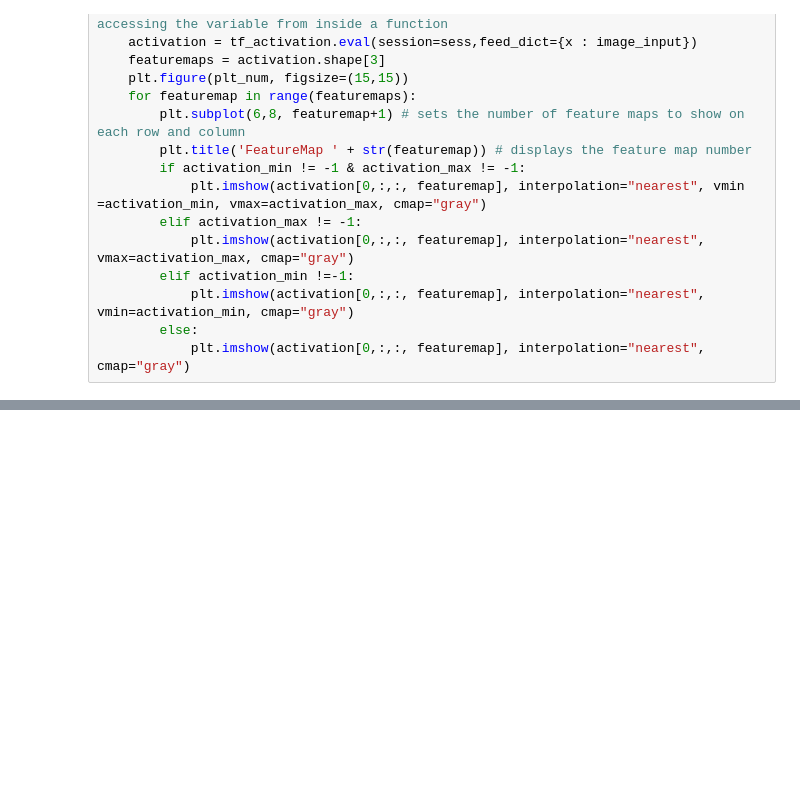
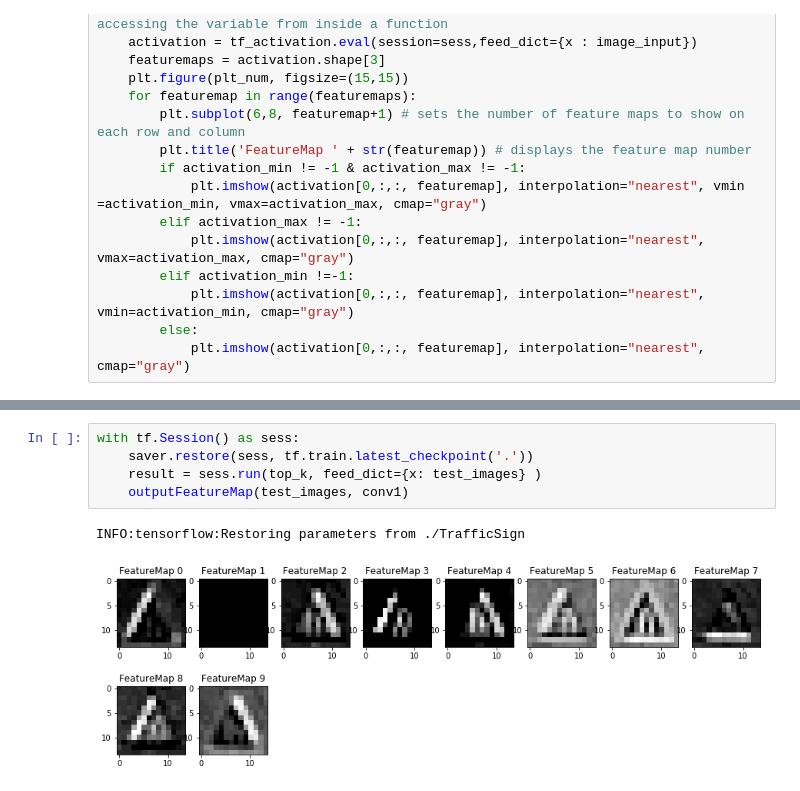
Before and after one commit to kuniyasu/udacity_homework2, a Jupyter notebook: Traffic_Sign_Classifier.ipynb, the cells around one changed output, grey strips where cells are left out. Drawn from its saved outputs; the diff is of its cells as text; blank space fills up the shorter version.

```diff
--- a/Traffic_Sign_Classifier.ipynb
+++ b/Traffic_Sign_Classifier.ipynb
@@ -558,0 +548,8 @@ def outputFeatureMap(image_input, tf_activation, activation_min=-1, activation_m
+# %%
+with tf.Session() as sess:
+    saver.restore(sess, tf.train.latest_checkpoint('.'))
+    result = sess.run(top_k, feed_dict={x: test_images} )
+    outputFeatureMap(test_images, conv1)
+# %% [output]
+INFO:tensorflow:Restoring parameters from ./TrafficSign
+[figure, added]
```
Also changed, not shown: parts of 11 cells of this notebook, 1 other file.
